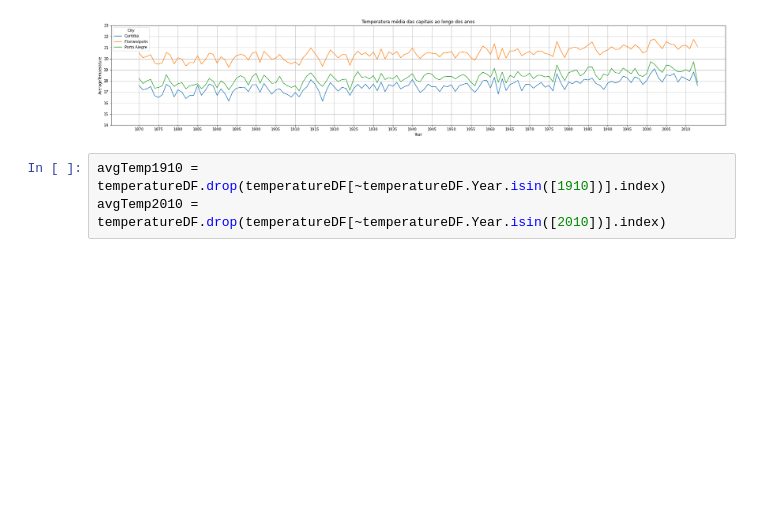
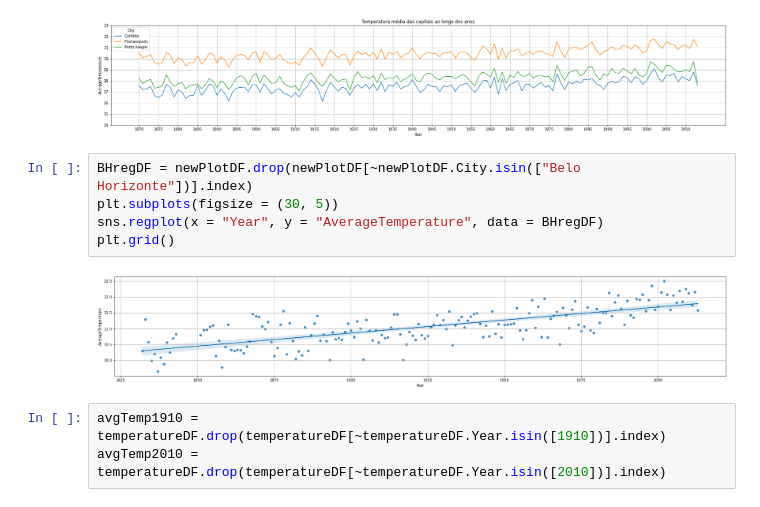
Before and after one commit to rodrigofmfreitas/Temperature-Project, a Jupyter notebook: main.ipynb, the cells around one changed output. Drawn from its saved outputs; the diff is of its cells as text; blank space fills up the shorter version.

```diff
--- a/main.ipynb
+++ b/main.ipynb
@@ -212,6 +212,13 @@ for i in regions:
 [figure]
 [figure]
 [figure]
+# %%
+BHregDF = newPlotDF.drop(newPlotDF[~newPlotDF.City.isin(["Belo Horizonte"])].index)
+plt.subplots(figsize = (30, 5))
+sns.regplot(x = "Year", y = "AverageTemperature", data = BHregDF)
+plt.grid()
+# %% [output]
+[figure, added]
 # %%
 avgTemp1910 = temperatureDF.drop(temperatureDF[~temperatureDF.Year.isin([1910])].index)
 avgTemp2010 = temperatureDF.drop(temperatureDF[~temperatureDF.Year.isin([2010])].index)
```
Also changed, not shown: parts of 2 cells of this notebook.
